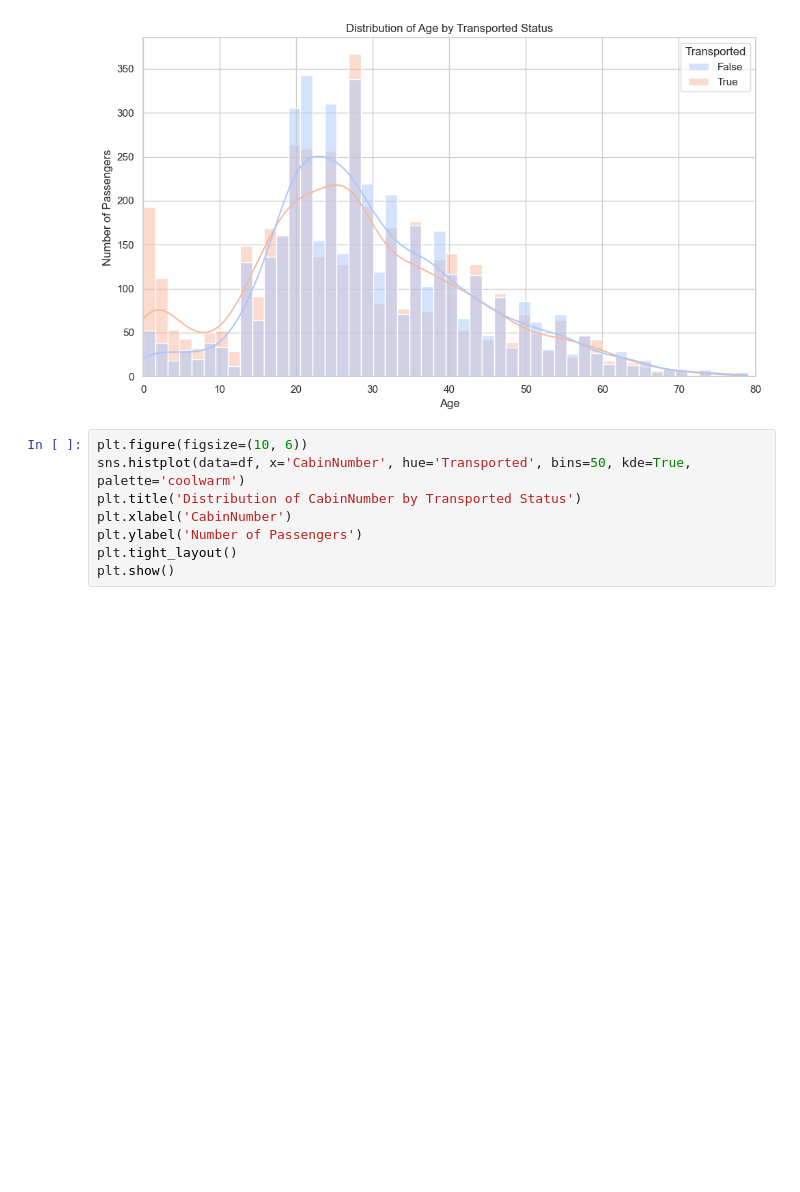
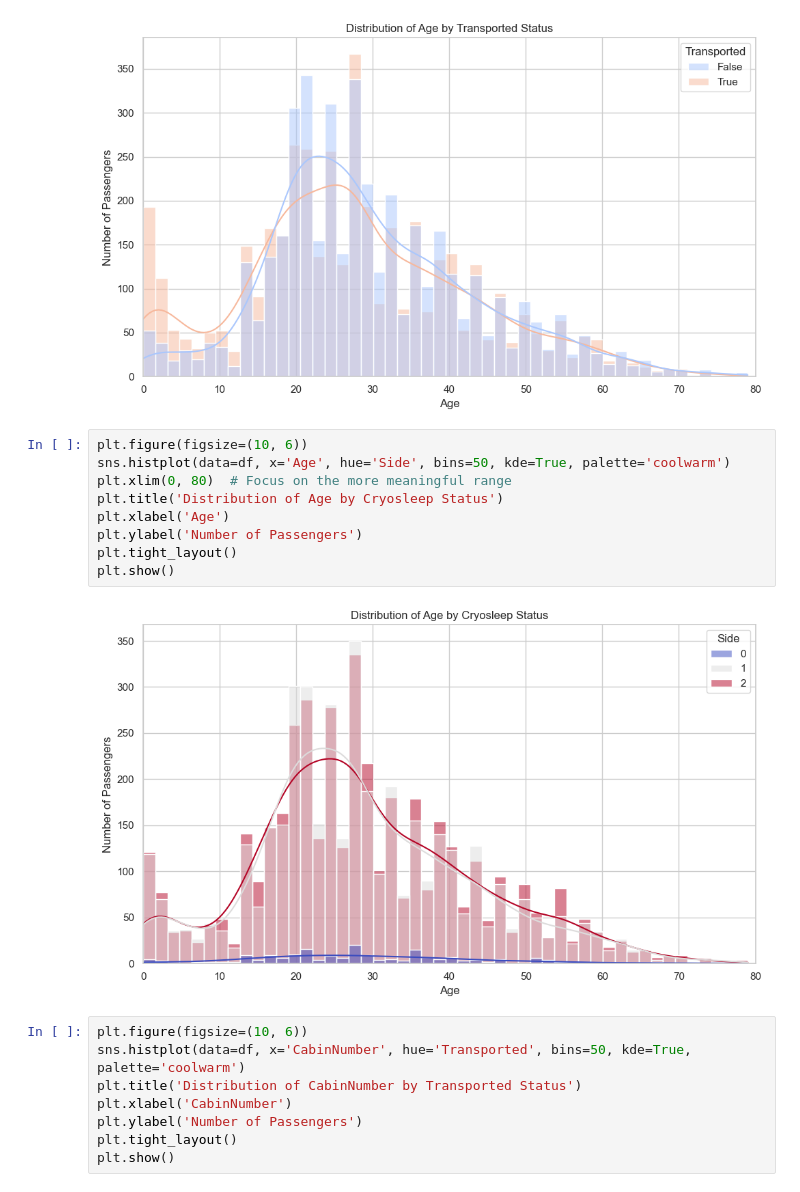
Before and after one commit to SDelRiObando/CS-4662-Spaceship-Titanic-Machine-Learning, a Jupyter notebook: Santi_Part.ipynb, the cells around one changed output. Cells and saved outputs as stored; diff of their text form; blank space fills up the shorter version.

```diff
--- a/Santi_Part.ipynb
+++ b/Santi_Part.ipynb
@@ -292,6 +292,17 @@ plt.tight_layout()
 plt.show()
 # %% [output]
 [figure]
+# %%
+plt.figure(figsize=(10, 6))
+sns.histplot(data=df, x='Age', hue='Side', bins=50, kde=True, palette='coolwarm')
+plt.xlim(0, 80)  # Focus on the more meaningful range
+plt.title('Distribution of Age by Cryosleep Status')
+plt.xlabel('Age')
+plt.ylabel('Number of Passengers')
+plt.tight_layout()
+plt.show()
+# %% [output]
+[figure, added]
 # %%
 plt.figure(figsize=(10, 6))
 sns.histplot(data=df, x='CabinNumber', hue='Transported', bins=50, kde=True, palette='coolwarm')
```
Also changed, not shown: 1 other file.
